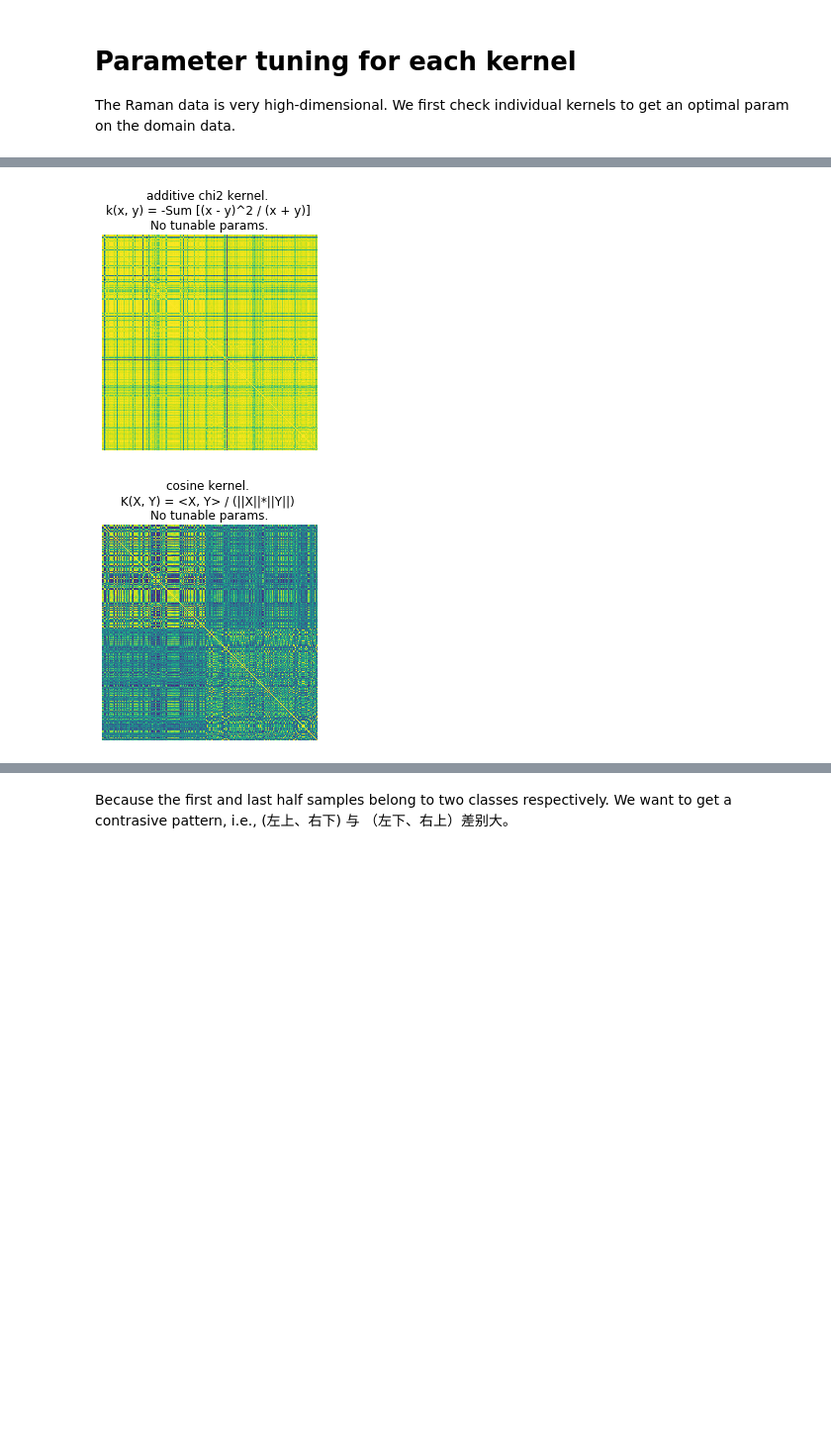
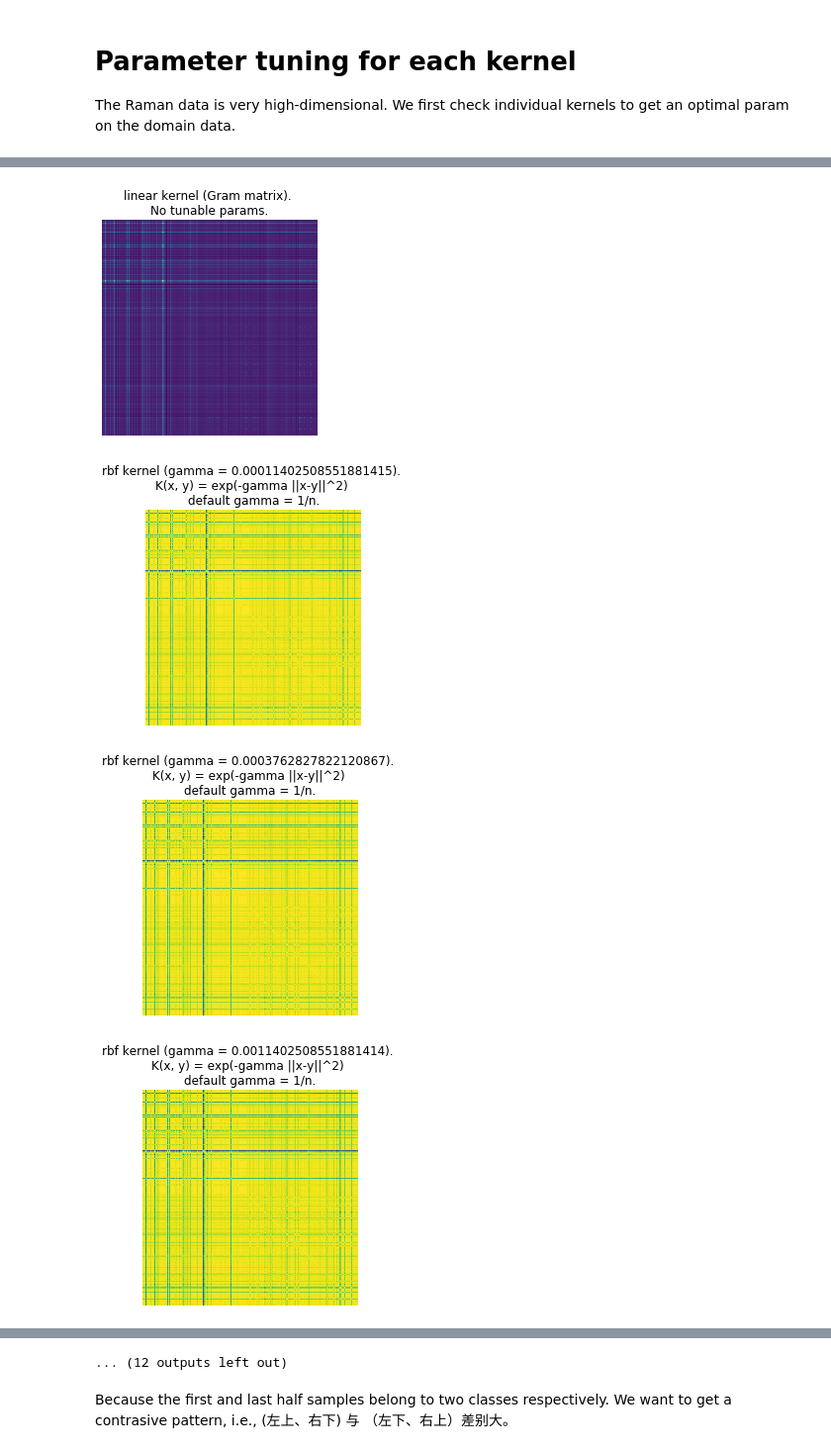
Before and after one commit to zhangys11/pyNNRW, a Jupyter notebook: notebooks/18.3 kernel-NNRW Shihu.ipynb, the cells around one changed output, grey strips where cells are left out. Shown at 99% size. Cells and saved outputs as stored; diff of their text form; code cells hidden in the pictures; blank space fills up the shorter version.

Commit message:
kernel tuning

```diff
--- a/notebooks/18.3 kernel-NNRW Shihu.ipynb
+++ b/notebooks/18.3 kernel-NNRW Shihu.ipynb
@@ -236,15 +51,8 @@ for gamma in [0.001, 0.01 , 0.1 , 1]:
-# %%
-# additive chi2 requires non-negative input
-plt.imshow(additive_chi2_kernel(X_mm_scaled, X_mm_scaled))
-plt.axis('off')
-plt.title('additive chi2 kernel. \nk(x, y) = -Sum [(x - y)^2 / (x + y)] \nNo tunable params.')
-plt.show()
-# %% [output]
-[figure, removed]
-# %%
-plt.imshow(cosine_similarity(X_scaled,X_scaled))
-plt.axis('off')
-plt.title('cosine kernel. \nK(X, Y) = <X, Y> / (||X||*||Y||) \nNo tunable params.')
-plt.show()
-# %% [output]
-[figure, removed]
+# %%
+from qsi.cla.kernel import *
+KernelTuning(X_mm_scaled)
+# %% [output]
+[figure, added]
+[figure, added]
+[figure, added]
+[figure, added]
@@ -251,3 +67,4 @@ plt.show()
+... (12 outputs left out)
 # %% [markdown]
 Because the first and last half samples belong to two classes respectively. We want to get a contrasive pattern, i.e., (左上、右下) 与 （左下、右上）差别大。
 # %% [markdown]
```
Also changed, not shown: parts of 23 cells of this notebook, 20 other files.
